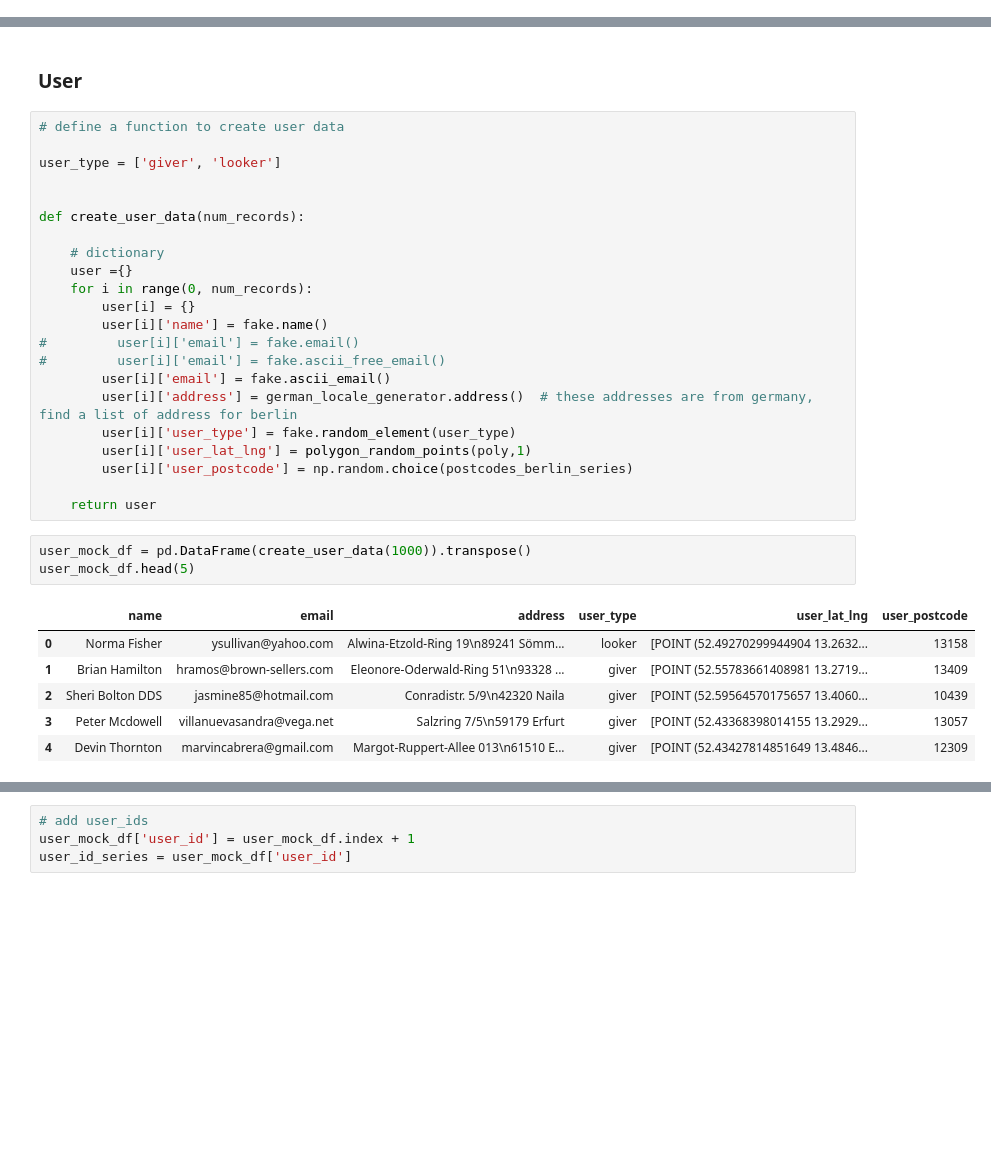
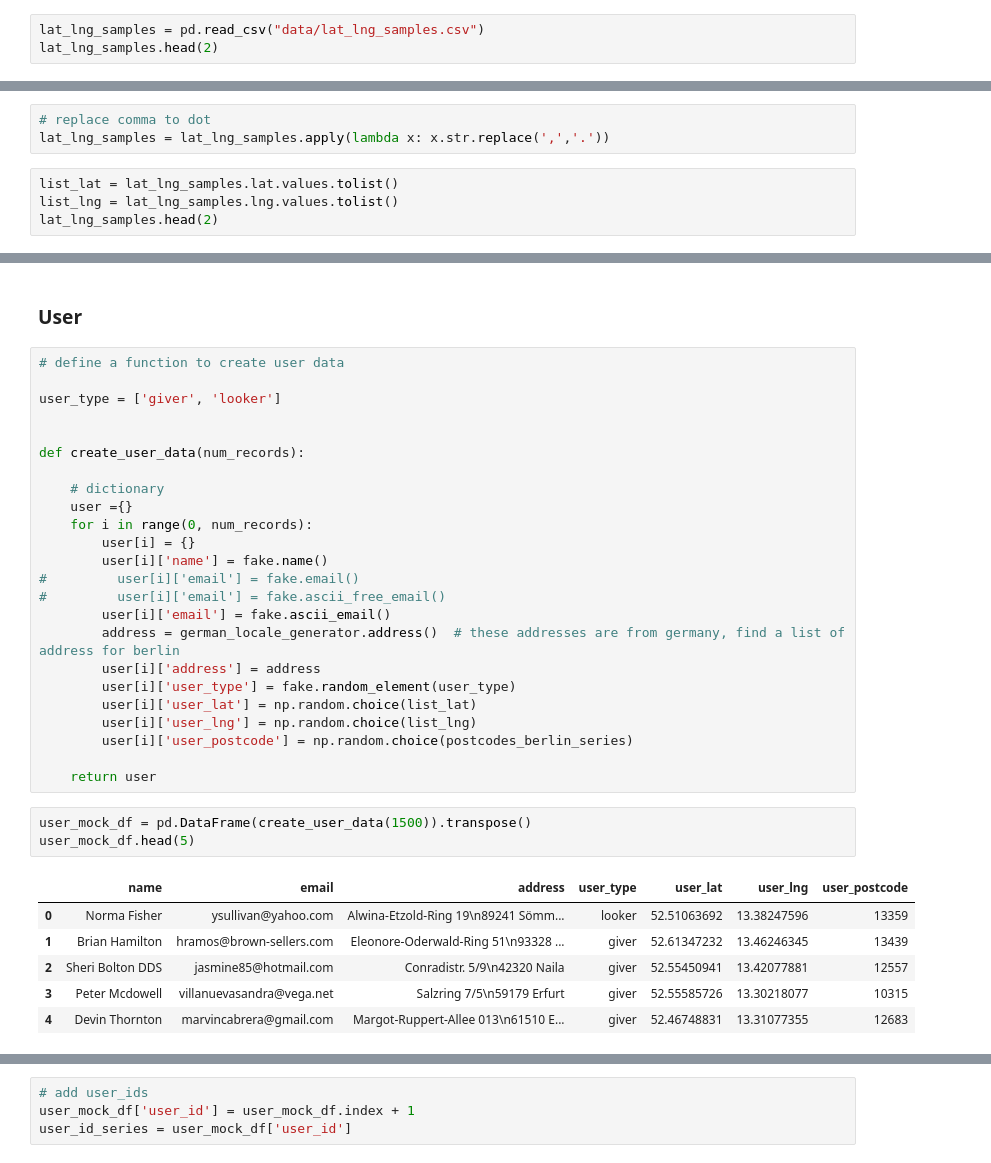
Before and after one commit to TechLabs-Berlin/wt23-geofree, a Jupyter notebook: machine_learning/mock_datasets.ipynb, the cells around one changed output, grey strips where cells are left out. Drawn from its saved outputs; the diff is of its cells as text; blank space fills up the shorter version.

```diff
--- a/machine_learning/mock_datasets.ipynb
+++ b/machine_learning/mock_datasets.ipynb
@@ -140,0 +152,3 @@ mapObj.save('output.html')
+# %%
+lat_lng_samples = pd.read_csv("data/lat_lng_samples.csv")
+lat_lng_samples.head(2)
@@ -140,0 +159,7 @@ mapObj.save('output.html')
+# %%
+# replace comma to dot
+lat_lng_samples = lat_lng_samples.apply(lambda x: x.str.replace(',','.'))
+# %%
+list_lat = lat_lng_samples.lat.values.tolist()
+list_lng = lat_lng_samples.lng.values.tolist()
+lat_lng_samples.head(2)
@@ -156,19 +197,21 @@ def create_user_data(num_records):
 #         user[i]['email'] = fake.email()
 #         user[i]['email'] = fake.ascii_free_email()
         user[i]['email'] = fake.ascii_email()
-        user[i]['address'] = german_locale_generator.address()  # these addresses are from germany, find a list of address for berlin
+        address = german_locale_generator.address()  # these addresses are from germany, find a list of address for berlin
+        user[i]['address'] = address
         user[i]['user_type'] = fake.random_element(user_type)
-        user[i]['user_lat_lng'] = polygon_random_points(poly,1)
+        user[i]['user_lat'] = np.random.choice(list_lat)
+        user[i]['user_lng'] = np.random.choice(list_lng)
         user[i]['user_postcode'] = np.random.choice(postcodes_berlin_series)
 
     return user
 # %%
-user_mock_df = pd.DataFrame(create_user_data(1000)).transpose()
+user_mock_df = pd.DataFrame(create_user_data(1500)).transpose()
 user_mock_df.head(5)
 # %% [output]
-|  | name | email | address | user_type | user_lat_lng | user_postcode |
-| 0 | Norma Fisher | ysullivan@yahoo.com | Alwina-Etzold-Ring 19\n89241 Sömm... | looker | [POINT (52.49270299944904 13.2632... | 13158 |
-| 1 | Brian Hamilton | hramos@brown-sellers.com | Eleonore-Oderwald-Ring 51\n93328 ... | giver | [POINT (52.55783661408981 13.2719... | 13409 |
-| 2 | Sheri Bolton DDS | jasmine85@hotmail.com | Conradistr. 5/9\n42320 Naila | giver | [POINT (52.59564570175657 13.4060... | 10439 |
-| 3 | Peter Mcdowell | villanuevasandra@vega.net | Salzring 7/5\n59179 Erfurt | giver | [POINT (52.43368398014155 13.2929... | 13057 |
-| 4 | Devin Thornton | marvincabrera@gmail.com | Margot-Ruppert-Allee 013\n61510 E... | giver | [POINT (52.43427814851649 13.4846... | 12309 |
+|  | name | email | address | user_type | user_lat | user_lng | user_postcode |
+| 0 | Norma Fisher | ysullivan@yahoo.com | Alwina-Etzold-Ring 19\n89241 Sömm... | looker | 52.51063692 | 13.38247596 | 13359 |
+| 1 | Brian Hamilton | hramos@brown-sellers.com | Eleonore-Oderwald-Ring 51\n93328 ... | giver | 52.61347232 | 13.46246345 | 13439 |
+| 2 | Sheri Bolton DDS | jasmine85@hotmail.com | Conradistr. 5/9\n42320 Naila | giver | 52.55450941 | 13.42077881 | 12557 |
+| 3 | Peter Mcdowell | villanuevasandra@vega.net | Salzring 7/5\n59179 Erfurt | giver | 52.55585726 | 13.30218077 | 10315 |
+| 4 | Devin Thornton | marvincabrera@gmail.com | Margot-Ruppert-Allee 013\n61510 E... | giver | 52.46748831 | 13.31077355 | 12683 |
```
Also changed, not shown: parts of 34 cells of this notebook, 3 other files.
